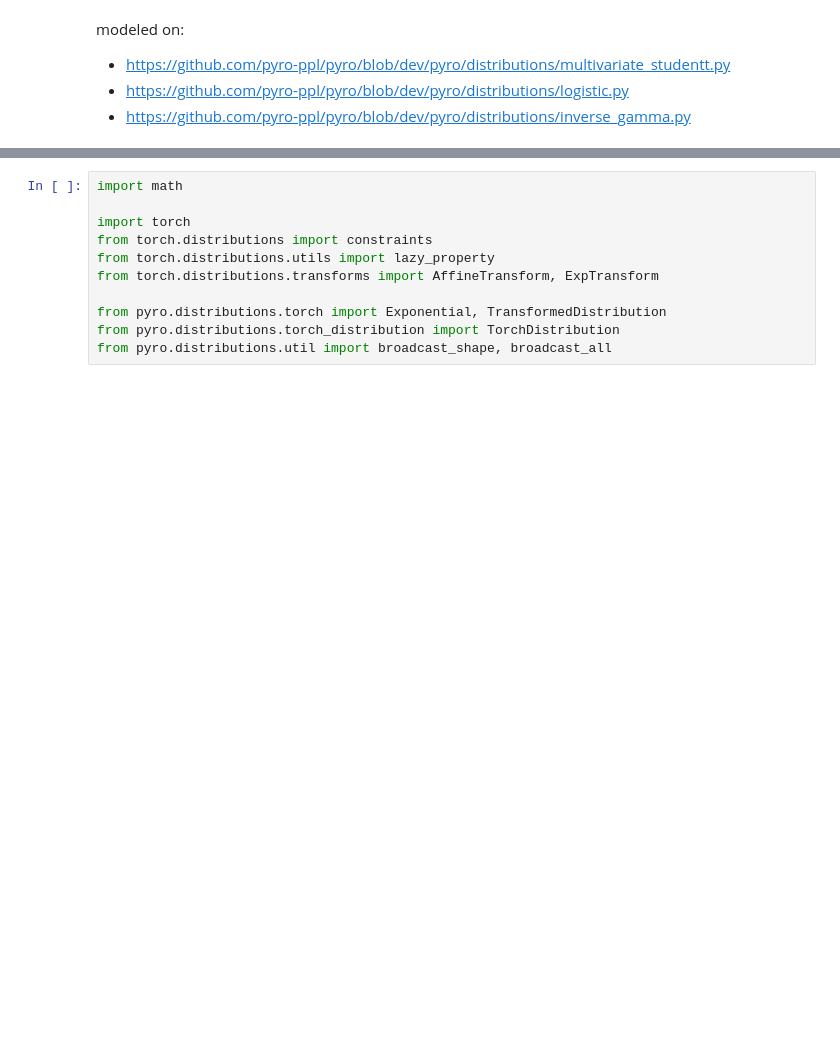
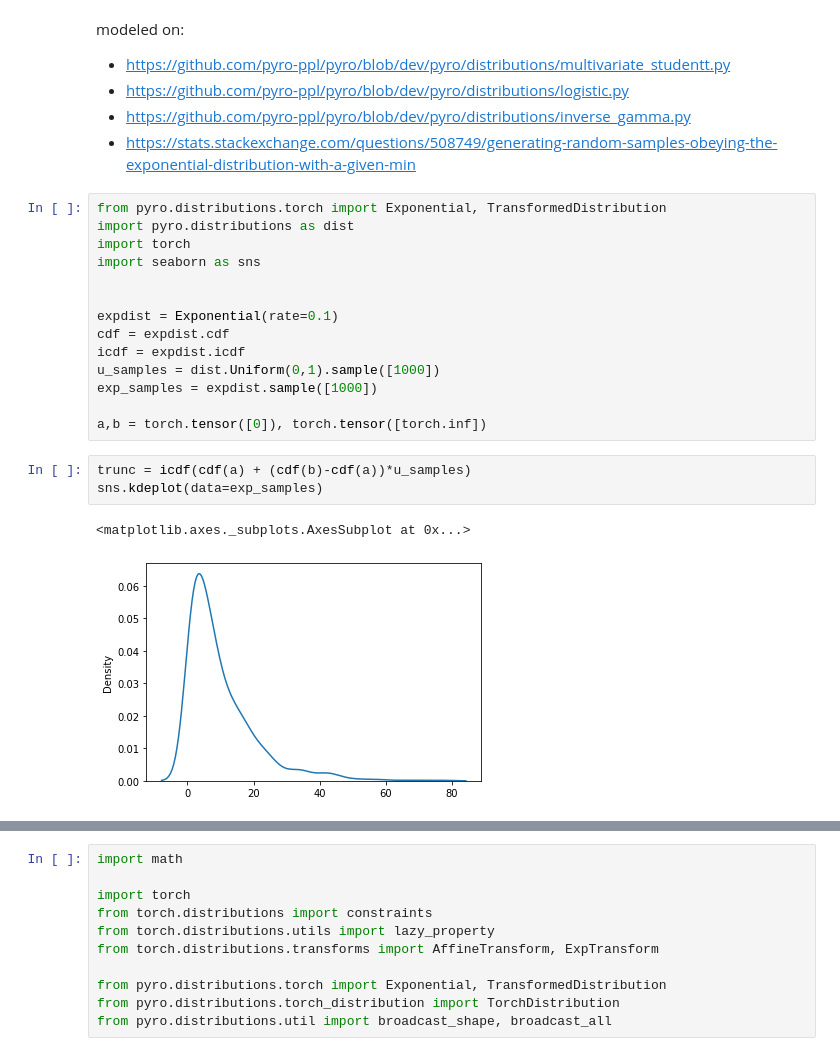
Before and after one commit to seanreed1111/colab-demos, a Jupyter notebook: class_truncated_double_exponential_wip.ipynb, the cells around one changed output, grey strips where cells are left out. Saved outputs shown, nothing was run; the diff lists cells and outputs as text; blank space fills up the shorter version.

Commit message:
added first version of transform formula

```diff
--- a/class_truncated_double_exponential_wip.ipynb
+++ b/class_truncated_double_exponential_wip.ipynb
@@ -19,3 +19,24 @@ modeled on:
 - https://github.com/pyro-ppl/pyro/blob/dev/pyro/distributions/multivariate_studentt.py
 - https://github.com/pyro-ppl/pyro/blob/dev/pyro/distributions/logistic.py
 - https://github.com/pyro-ppl/pyro/blob/dev/pyro/distributions/inverse_gamma.py
+- https://stats.stackexchange.com/questions/508749/generating-random-samples-obeying-the-exponential-distribution-with-a-given-min
+# %%
+from pyro.distributions.torch import Exponential, TransformedDistribution
+import pyro.distributions as dist
+import torch
+import seaborn as sns
+
+
+expdist = Exponential(rate=0.1)
+cdf = expdist.cdf
+icdf = expdist.icdf
+u_samples = dist.Uniform(0,1).sample([1000])
+exp_samples = expdist.sample([1000])
+
+a,b = torch.tensor([0]), torch.tensor([torch.inf])
+# %%
+trunc = icdf(cdf(a) + (cdf(b)-cdf(a))*u_samples)
+sns.kdeplot(data=exp_samples)
+# %% [output]
+<matplotlib.axes._subplots.AxesSubplot at 0x...>
+[figure, added]
```
Also changed, not shown: parts of 10 cells of this notebook.
